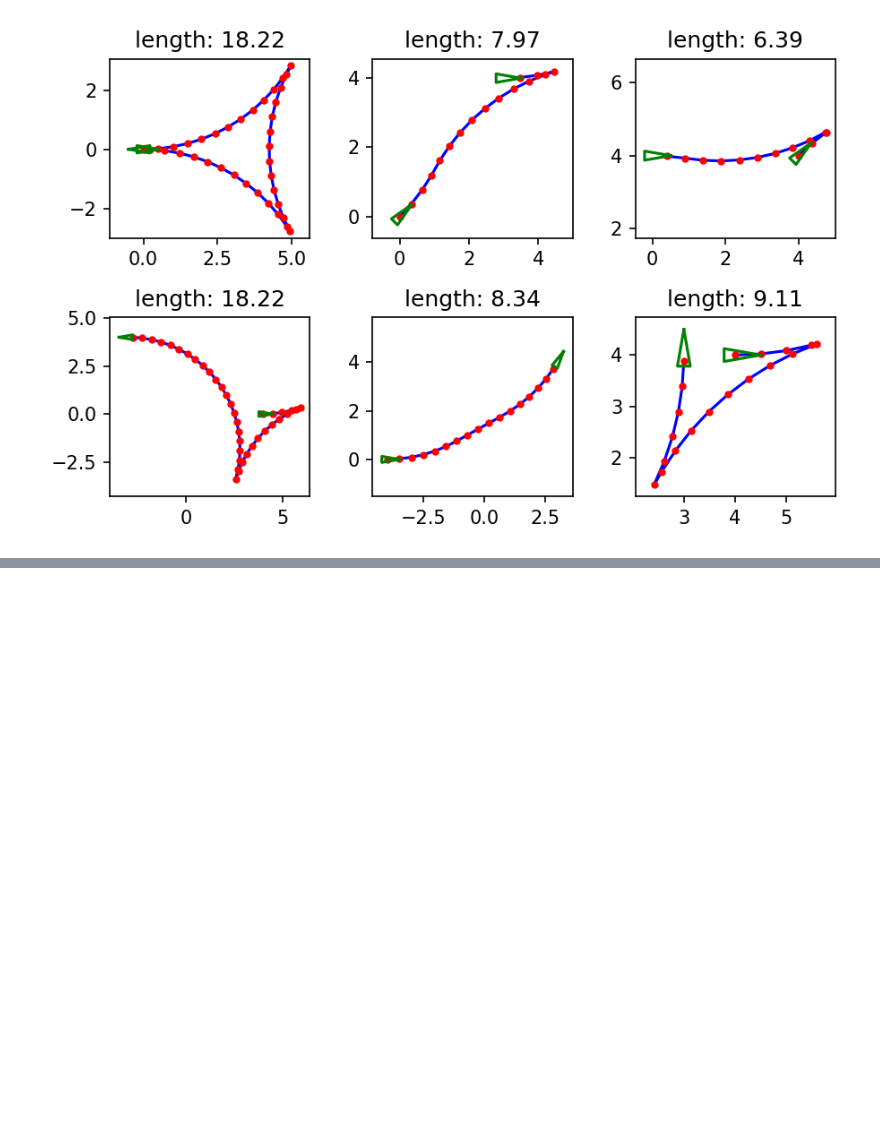
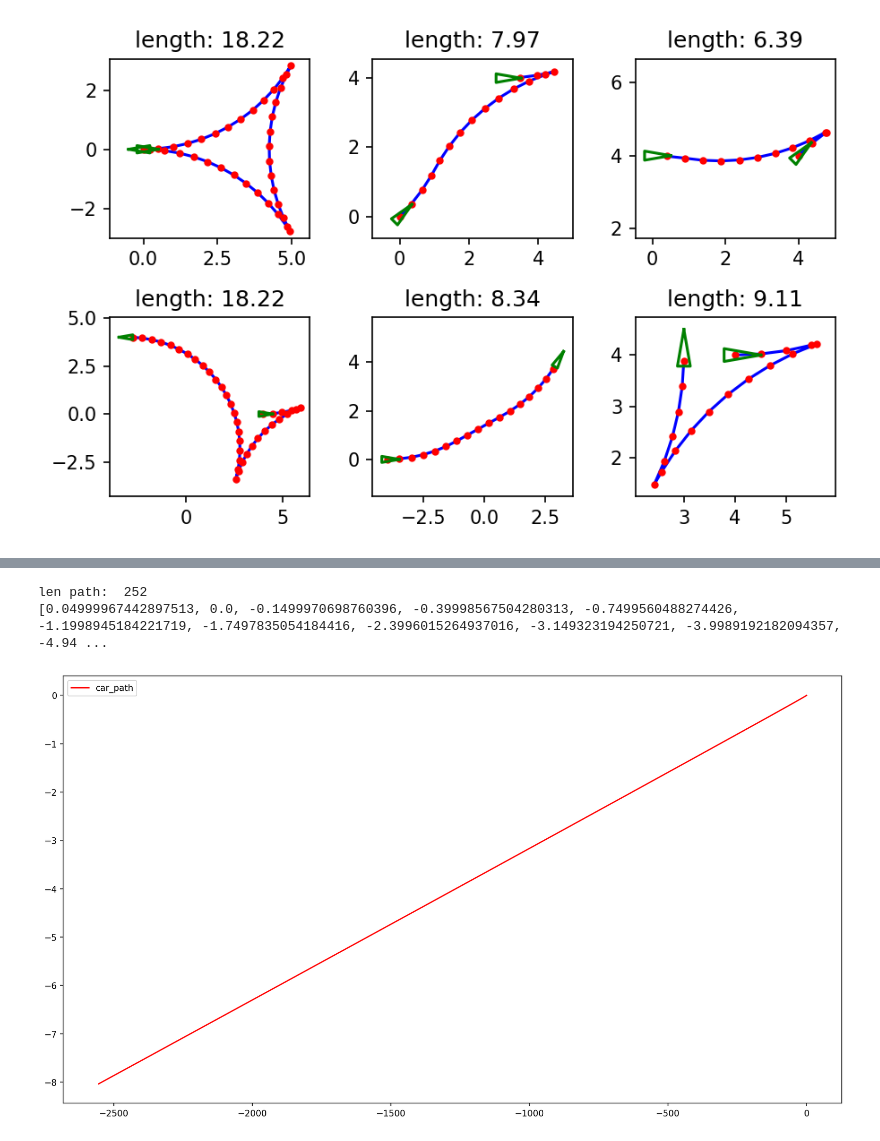
Before and after one commit to codeBeefFly/dcvs_apa_plot_tools_2, a Jupyter notebook: 7983_apa_path_research/7983_rs_path_study.ipynb, the cells around one changed output, grey strips where cells are left out. Saved outputs shown, nothing was run; the diff lists cells and outputs as text; code cells hidden in the pictures; blank space fills up the shorter version.

```diff
--- a/7983_apa_path_research/7983_rs_path_study.ipynb
+++ b/7983_apa_path_research/7983_rs_path_study.ipynb
@@ -151,0 +258,24 @@ p = [0, 0, 0]  # x, y, theta
+# %%
+import matplotlib.pyplot as plt
+
+car_x = []
+car_y = []
+
+print("len path: ", len(path))
+for i in range(len(path)):
+    car_x.append(path[i][0])
+    car_y.append(path[i][1])
+
+
+plt.figure(figsize=(16,9), dpi=150) # parallel
+
+plt.plot(car_x, car_y, label="car_path", color="r")
+print(car_x)
+
+plt.legend(loc="best")
+
+plt.show()
+# %% [output]
+len path:  252
+[0.04999967442897513, 0.0, -0.1499970698760396, -0.39998567504280313, -0.7499560488274426, -1.1998945184221719, -1.7497835054184416, -2.3996015264937016, -3.149323194250721, -3.9989192182094357, -4.94 ...
+[figure, added]
```
Also changed, not shown: parts of 1 cell of this notebook, 1 other file.
